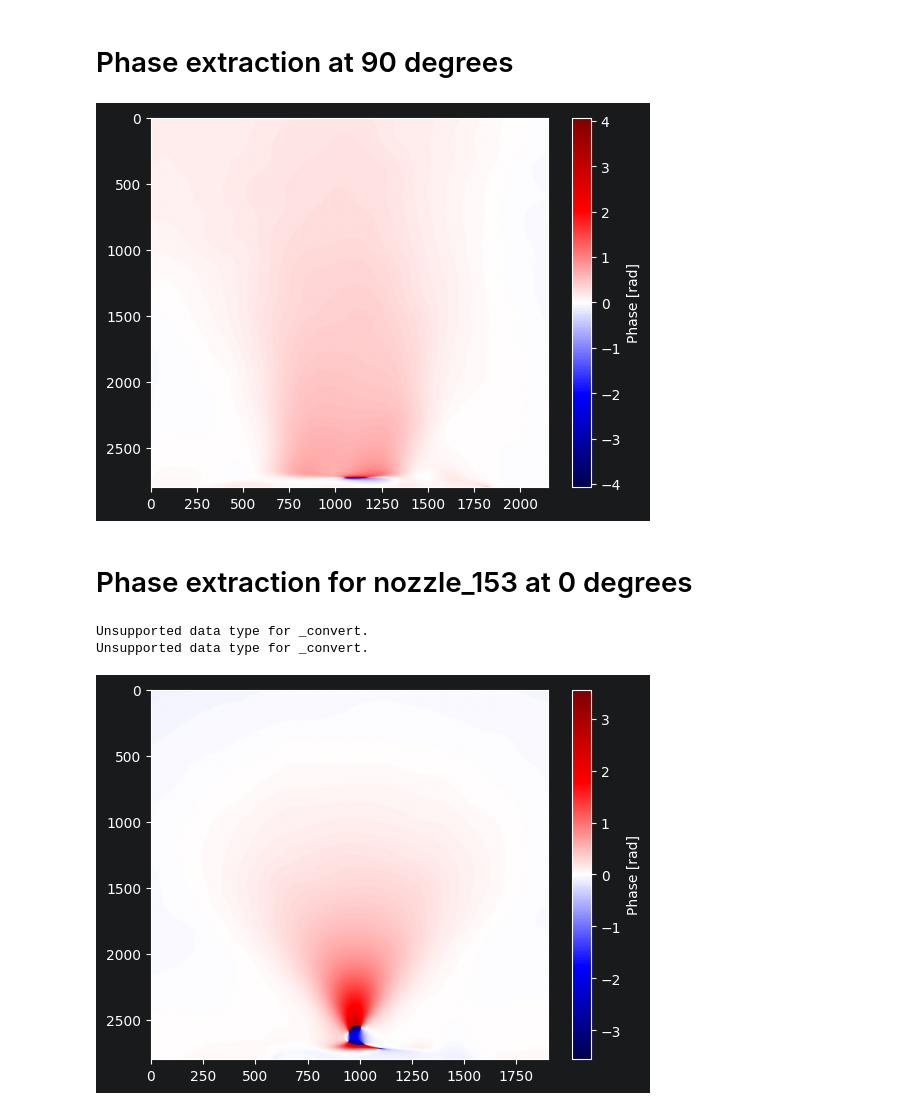
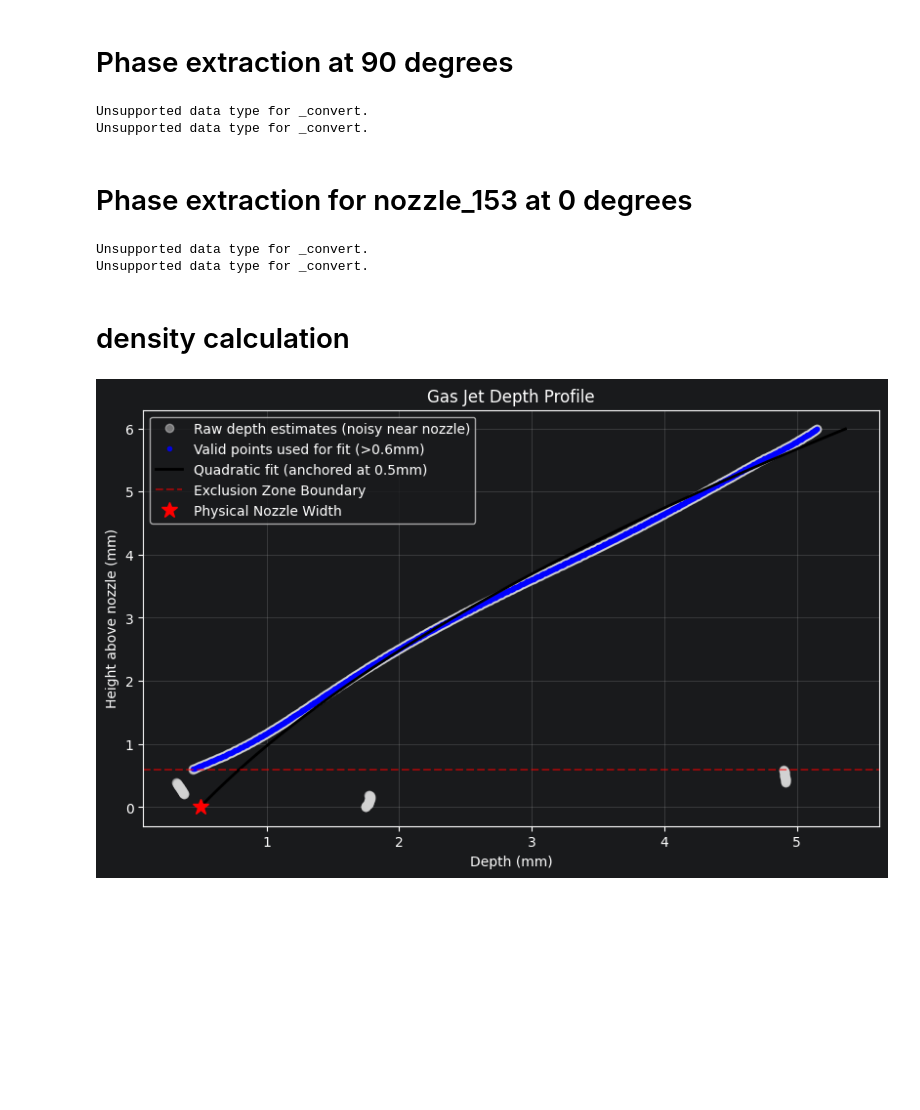
Before and after one commit to MalkaTargetry/nozzle_analysis, a Jupyter notebook: notebooks/nozzle_153.ipynb, the cells around one changed output. Cells and saved outputs as stored; diff of their text form; code cells hidden in the pictures; blank space fills up the shorter version.

Commit message:
added quadratic fitting to depth calculation added a phase to density calculated the density in nozzle_153.ipynb for 5 bar

```diff
--- a/notebooks/nozzle_153.ipynb
+++ b/notebooks/nozzle_153.ipynb
@@ -37,12 +40,14 @@ dominant_frequency = pe.get_dominant_frequency(ref_fourier_shifted, debug = Fals
 delta_phase_wrapped = pe.get_delta_phase_wrapped(ref_fourier_shifted, exp_fourier_shifted, dominant_frequency, debug = False)
 ref_edge, *_ = calib.estimate_nozzle_edge(ref_roi)
 x_left, x_right = calib.detect_nozzle_x_range(ref_roi, ref_edge)
-calibrated_phase, _ = calib.calibrate_phase(delta_phase_wrapped, ref_edge, x_left, x_right, debug = True)
+calibrated_phase_perp, _ = calib.calibrate_phase(delta_phase_wrapped, ref_edge, x_left, x_right, debug = False)
 # %% [output]
-[figure, removed]
+Unsupported data type for _convert.
+Unsupported data type for _convert.
 # %% [markdown]
 # Phase extraction for nozzle_153 at 0 degrees
 # %%
+
 hdf5_path = r"C:\Users\vmlab\Documents\data\files\2026\09\23\nozzle_153\Ar_5_bar\0_deg"
 
 roi = [2000, 5000, 1300, 3400]  # [x_start, x_end, y_start, y_end]
@@ -56,8 +61,35 @@ dominant_frequency = pe.get_dominant_frequency(ref_fourier_shifted, debug = Fals
 delta_phase_wrapped = pe.get_delta_phase_wrapped(ref_fourier_shifted, exp_fourier_shifted, dominant_frequency, debug = False)
 ref_edge, *_ = calib.estimate_nozzle_edge(ref_roi)
 x_left, x_right = calib.detect_nozzle_x_range(ref_roi, ref_edge)
-calibrated_phase, _ = calib.calibrate_phase(delta_phase_wrapped, ref_edge, x_left, x_right, debug = True)
+calibrated_phase_para, _ = calib.calibrate_phase(delta_phase_wrapped, ref_edge, x_left, x_right, debug = False)
 # %% [output]
 Unsupported data type for _convert.
 Unsupported data type for _convert.
-[figure, removed]
+# %% [markdown]
+# density calculation
+# %%
+# Constants
+NOZZLE_WIDTH_MM = 6.0
+NOZZLE_OPENING_MM = 0.5
+px_to_mm = calib.calculate_px_to_mm(x_left, x_right, NOZZLE_WIDTH_MM)
+# %%
+# Crop to 6mm and Flip (so y=0 is the nozzle edge)
+phi_cropped = sa.crop_and_format_phase_map(
+    calibrated_phase_para,
+    nozzle_edge_y=ref_edge,
+    px_to_mm=px_to_mm,
+    max_height_mm=6.0
+)
+
+# Calculate Depth
+y_mm_para, depth_fit_para, depth_debug = sa.estimate_depth_profile(
+    phi_cropped,
+    px_to_mm,
+    nozzle_opening=NOZZLE_OPENING_MM,
+    fit_type="quadratic_constrained",
+    exclude_y_mm=0.6,
+    debug_show=True,
+
+)
+# %% [output]
+[figure, added]
```
Also changed, not shown: parts of 3 cells of this notebook, 1 other file.
